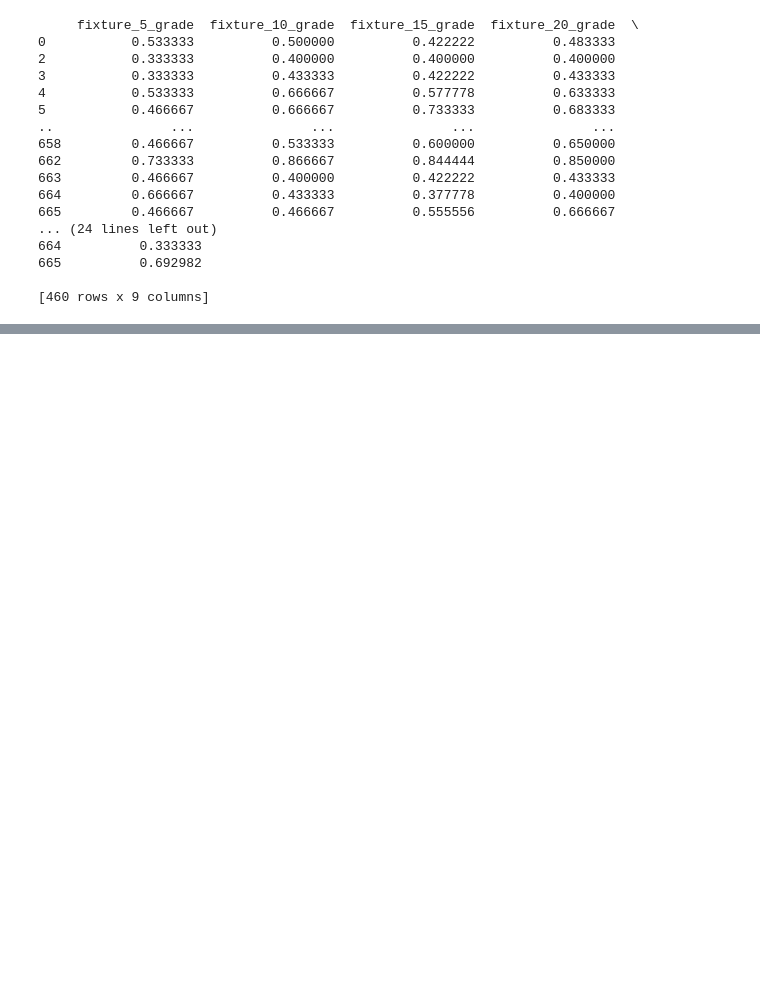
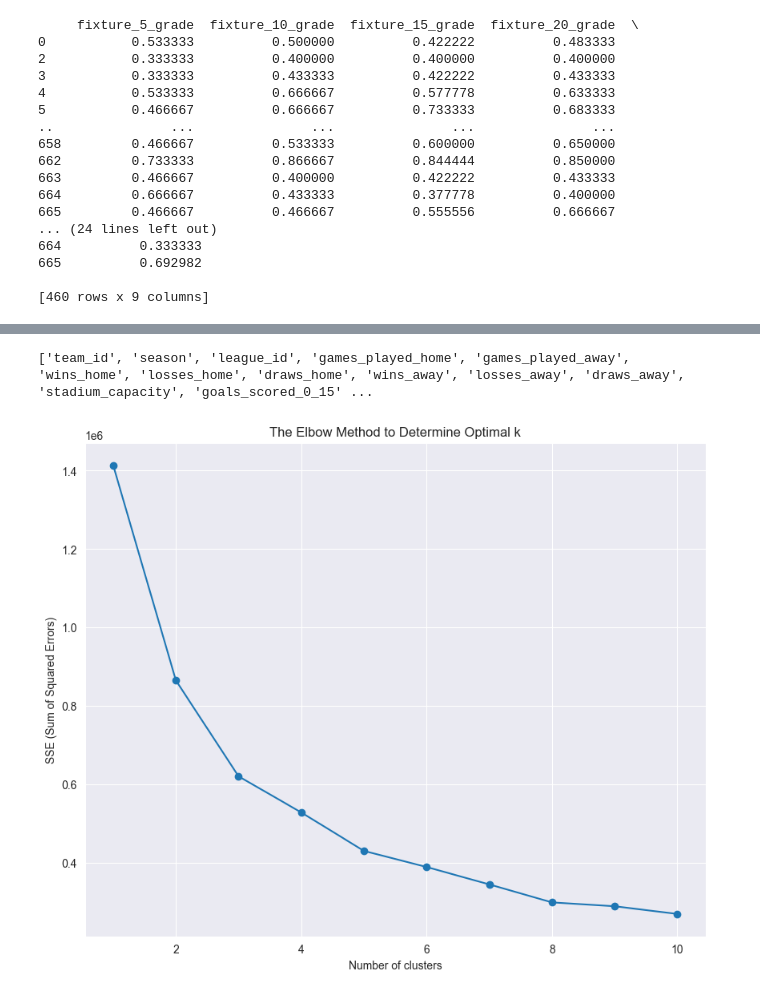
Before and after one commit to PLAI-BOOK/EDA, a Jupyter notebook: Tables_EDA/teams_eda/teams_notebook.ipynb, the cells around one changed output, grey strips where cells are left out. Saved outputs shown, nothing was run; the diff lists cells and outputs as text; code cells hidden in the pictures; blank space fills up the shorter version.

Commit message:
Kmeans algo added

```diff
--- a/Tables_EDA/teams_eda/teams_notebook.ipynb
+++ b/Tables_EDA/teams_eda/teams_notebook.ipynb
@@ -272,0 +293,16 @@ print(updated_data[['fixture_5_grade', 'fixture_10_grade', 'fixture_15_grade', '
+# %%
+# Calculate the correlation matrix
+correlation_matrix = updated_data.corr()
+
+# Find pairs with a correlation greater than 0.7
+high_corr_pairs = {}
+for row in correlation_matrix.columns:
+    for col in correlation_matrix.index:
+        if row != col and abs(correlation_matrix.loc[row, col]) > 0.7:
+            # Sort the row and column names to avoid duplicates like (A, B) and (B, A)
+            sorted_pair = tuple(sorted((row, col)))
+            high_corr_pairs[sorted_pair] = correlation_matrix.loc[row, col]
+
+# Display high correlation pairs
+for pair, corr_value in high_corr_pairs.items():
+    print(f"{pair}: {corr_value:.2f}")
@@ -272,0 +327,54 @@ print(updated_data[['fixture_5_grade', 'fixture_10_grade', 'fixture_15_grade', '
+# %%
+print(updated_data.columns.tolist())
+# %% [output]
+['team_id', 'season', 'league_id', 'games_played_home', 'games_played_away', 'wins_home', 'losses_home', 'draws_home', 'wins_away', 'losses_away', 'draws_away', 'stadium_capacity', 'goals_scored_0_15' ...
+# %%
+from sklearn.cluster import KMeans
+import pandas as pd
+import matplotlib.pyplot as plt
+
+# Step 1: Prepare the data
+# Columns to exclude based on the above criteria
+excluded_columns = ['team_id', 'season', 'league_id', 'stadium_capacity']
+
+# Select the columns for clustering, ensuring they are numeric
+columns_for_clustering = [col for col in updated_data.select_dtypes(include=['float64', 'int64']).columns if col not in excluded_columns]
+
+# Select data for clustering using the filtered columns
+data_for_clustering = updated_data[columns_for_clustering]
+
+# Step 2: Choosing the number of clusters
+# Use the Elbow method to find the optimal number of clusters
+sse = []
+for k in range(1, 11):
+    kmeans = KMeans(n_clusters=k, random_state=42)
+    kmeans.fit(data_for_clustering)  # Fit the original data directly
+    sse.append(kmeans.inertia_)
+
+# Plot SSE for each *k*
+plt.figure(figsize=(10, 8))
+plt.plot(range(1, 11), sse, marker='o')
+plt.xlabel('Number of clusters')
+plt.ylabel('SSE (Sum of Squared Errors)')
+plt.title('The Elbow Method to Determine Optimal k')
+plt.show()
+
+# Step 3: Apply K-means
+# Choose the k after you find the elbow point from the plot, example value k_optimal might be 5 or as determined
+k_optimal = 4
+kmeans = KMeans(n_clusters=k_optimal, random_state=42)
+clusters = kmeans.fit_predict(data_for_clustering)  # Predict using the unnormalized data
+
+# Add cluster labels to your original DataFrame
+updated_data['Cluster'] = clusters
+
+# Step 4: Analyze the Results
+# Display the DataFrame with clusters
+print(updated_data[['Cluster'] + columns_for_clustering].head())
+
+# Optionally, analyze cluster centroids
+# Note: Since no scaling was applied in this step, centroids are in the original scale
+centroids = pd.DataFrame(kmeans.cluster_centers_, columns=columns_for_clustering)
+print(centroids)
+# %% [output]
+[figure, added]
```
Also changed, not shown: parts of 5 cells of this notebook.
